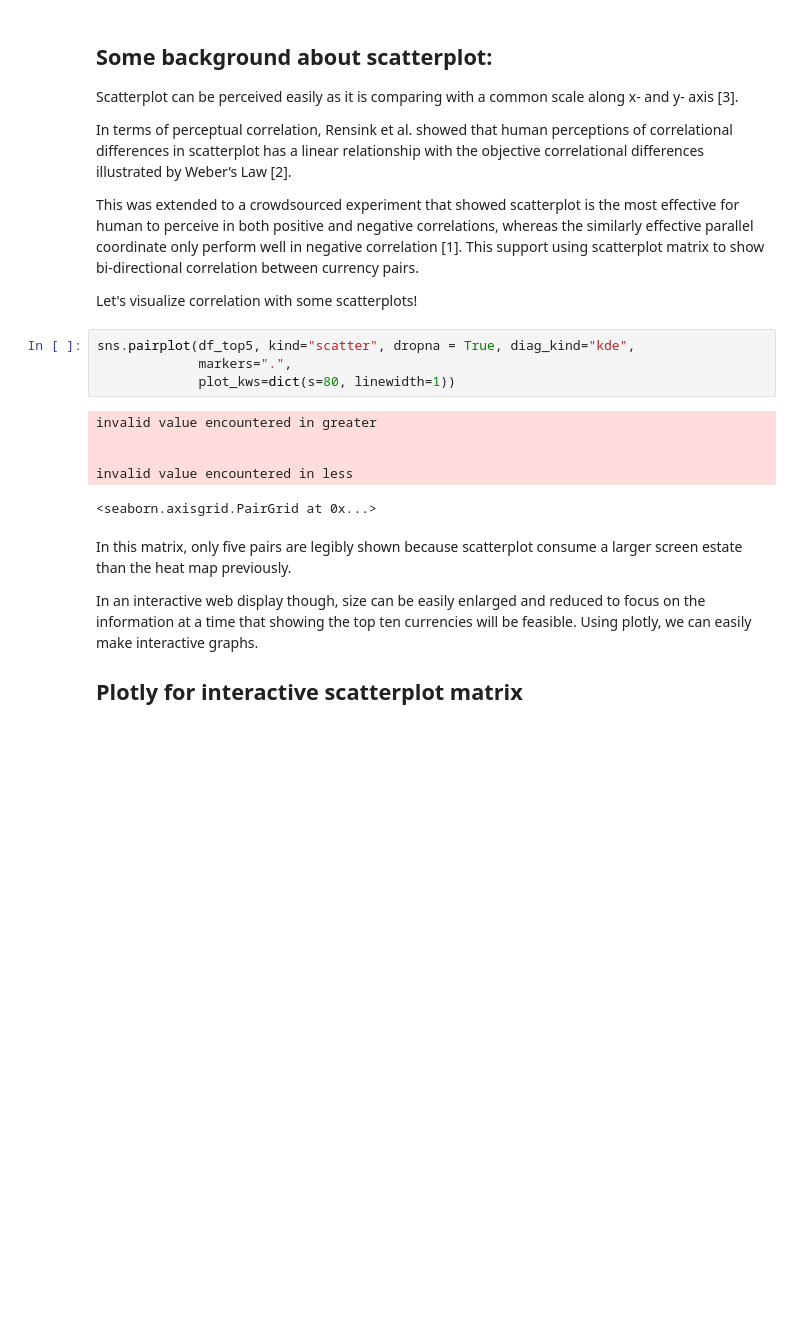
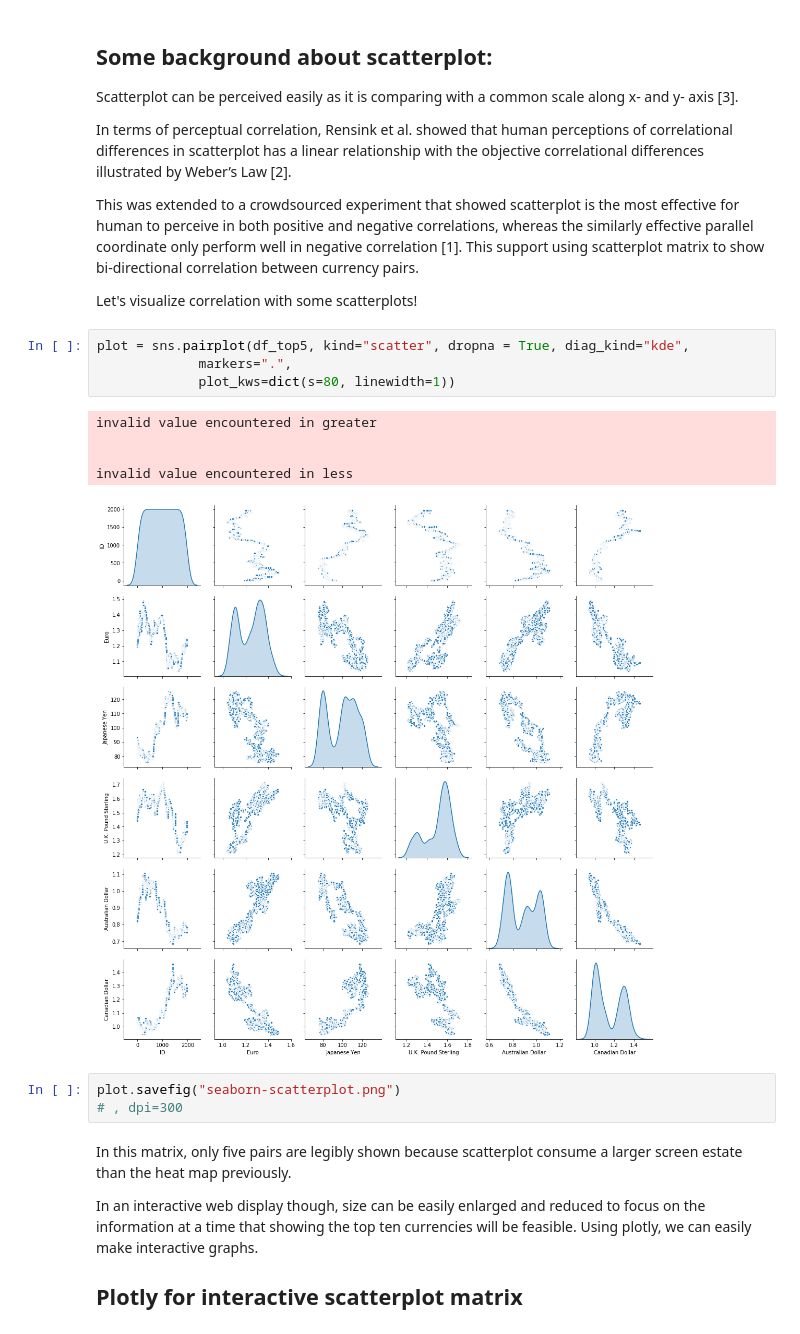
Before and after one commit to chloenhy/visualisation, a Jupyter notebook: currency_correlation_matrix.ipynb, the cells around one changed output. Drawn from its saved outputs; the diff is of its cells as text; blank space fills up the shorter version.

```diff
--- a/currency_correlation_matrix.ipynb
+++ b/currency_correlation_matrix.ipynb
@@ -102,15 +103,18 @@ This was extended to a crowdsourced experiment that showed scatterplot is the mo
 
 Let's visualize correlation with some scatterplots!
 # %%
-sns.pairplot(df_top5, kind="scatter", dropna = True, diag_kind="kde",
+plot = sns.pairplot(df_top5, kind="scatter", dropna = True, diag_kind="kde",
              markers=".",
              plot_kws=dict(s=80, linewidth=1))
 # %% [output]
 invalid value encountered in greater
 
 
 invalid value encountered in less
-<seaborn.axisgrid.PairGrid at 0x...>
+[figure, added]
+# %%
+plot.savefig("seaborn-scatterplot.png")
+# , dpi=300
 # %% [markdown]
 In this matrix, only five pairs are legibly shown because scatterplot consume a larger screen estate than the heat map previously.
 
```
Also changed, not shown: parts of 4 cells of this notebook.
